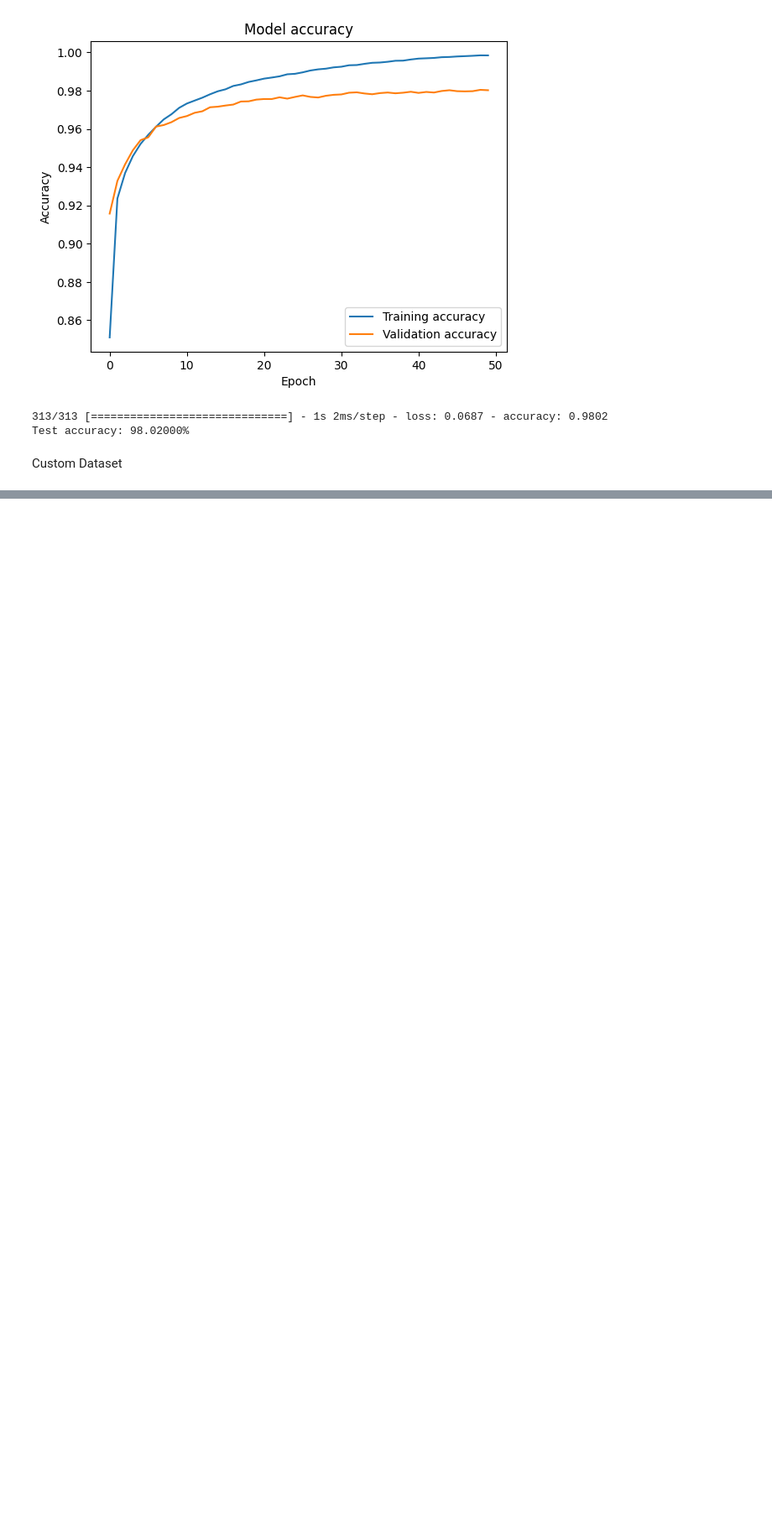
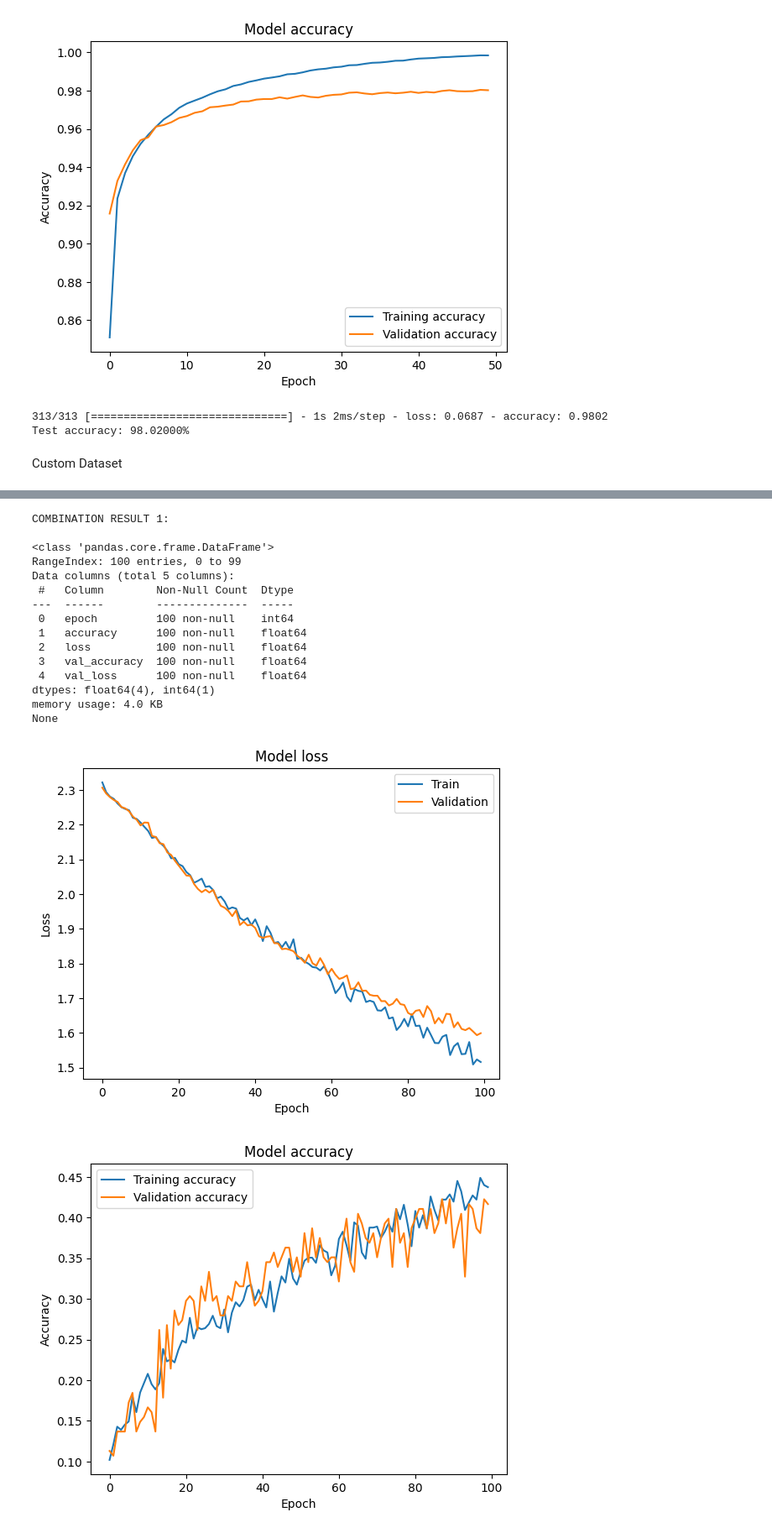
Before and after one commit to AdityaHegde712/ML-Lab, a Jupyter notebook: Lab5/21WU0101053_Aditya_Hegde_MLlab5.ipynb, the cells around one changed output, grey strips where cells are left out. Shown at 84% size. Cells and saved outputs as stored; diff of their text form; code cells hidden in the pictures; blank space fills up the shorter version.

Commit message:
Model works, need to fix plots, for some reason second and third are merged rather than being separate

```diff
--- a/Lab5/21WU0101053_Aditya_Hegde_MLlab5.ipynb
+++ b/Lab5/21WU0101053_Aditya_Hegde_MLlab5.ipynb
@@ -179,9 +209,4 @@ Custom Dataset
 # %%
-import os
-import numpy as np
-from tensorflow.keras.utils import to_categorical
-from tensorflow.keras.preprocessing.image import load_img, img_to_array
-
 # Define the path to the dataset directory
 dataset_dir = 'Dataset'
 
@@ -206,6 +231,7 @@ images = [img_to_array(load_img(image, target_size=(28, 28))) for image in image
 
 # Normalize pixel values to the range [0, 1]
 images = np.array(images) / 255.0
+images = images[:, :, :, 0]
 
 # Convert labels to one-hot encoding
 labels = to_categorical(labels)
@@ -219,0 +272,7 @@ print(labels.shape)
+# %%
+mylogger = CSVLoggerV2('Custom dataset Comparative Study.csv', fieldnames=['batch_size', 'total_epochs', 'patience', 'epoch', 'learning_rate', 'loss', 'accuracy', 'val_loss', 'val_accuracy', 'fin_accuracy'])
+# %%
+# Define hyperparameters
+learning_rates = (0.0001, 0.001, 0.001)
+total_epochs = (100, 75, 50)
+batch_sizes = (32, 32, 32)
@@ -219,0 +367,53 @@ print(labels.shape)
+# %%
+def get_last_df(losses, total_so_far, current_number):
+    # l = len(losses)
+    return losses.iloc[total_so_far : total_so_far+current_number,:]
+# %%
+lossdf = pd.read_csv('Custom_training.csv', engine='pyarrow')
+loss_dfs = []
+total_so_far = 0
+for i in range(3):
+    loss_dfs.append(get_last_df(lossdf, total_so_far, total_epochs[i]))
+    total_so_far += total_epochs[i]
+
+n = 1
+for losses in loss_dfs:
+    print(f"\n\nCOMBINATION RESULT {n}: ", end='\n\n')
+    print(losses.info())
+    # Plot the training and validation loss
+    plt.plot(losses["epoch"], losses['loss'], label='Training loss')
+    plt.plot(losses["epoch"], losses['val_loss'], label='Validation loss')
+    plt.title('Model loss')
+    plt.ylabel('Loss')
+    plt.xlabel('Epoch')
+    plt.legend(['Train', 'Validation'])
+    plt.show()
+
+
+    # Plot the training and validation accuracy
+    plt.plot(losses["epoch"], losses['accuracy'], label='Training accuracy')
+    plt.plot(losses["epoch"], losses['val_accuracy'], label='Validation accuracy')
+    plt.title('Model accuracy')
+    plt.ylabel('Accuracy')
+    plt.xlabel('Epoch')
+    plt.legend()
+    plt.show()
+    n += 1
+# %% [output]
+COMBINATION RESULT 1:
+
+<class 'pandas.core.frame.DataFrame'>
+RangeIndex: 100 entries, 0 to 99
+Data columns (total 5 columns):
+ #   Column        Non-Null Count  Dtype
+---  ------        --------------  -----
+ 0   epoch         100 non-null    int64
+ 1   accuracy      100 non-null    float64
+ 2   loss          100 non-null    float64
+ 3   val_accuracy  100 non-null    float64
+ 4   val_loss      100 non-null    float64
+dtypes: float64(4), int64(1)
+memory usage: 4.0 KB
+None
+[figure, added]
+[figure, added]
```
Also changed, not shown: parts of 10 cells of this notebook, 5 other files.
